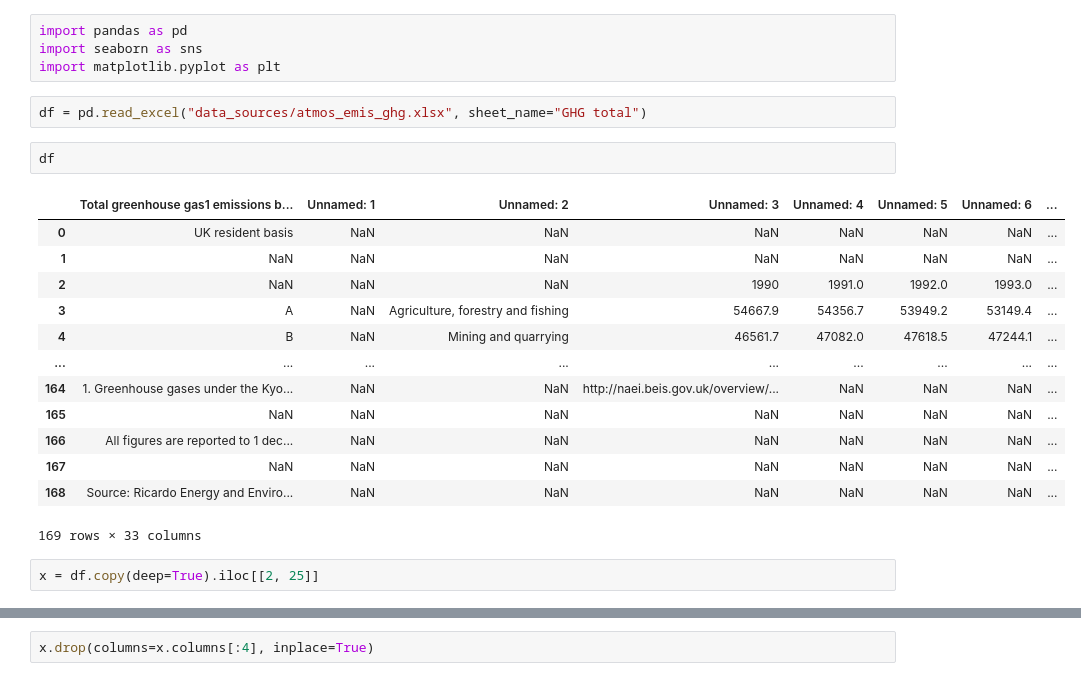
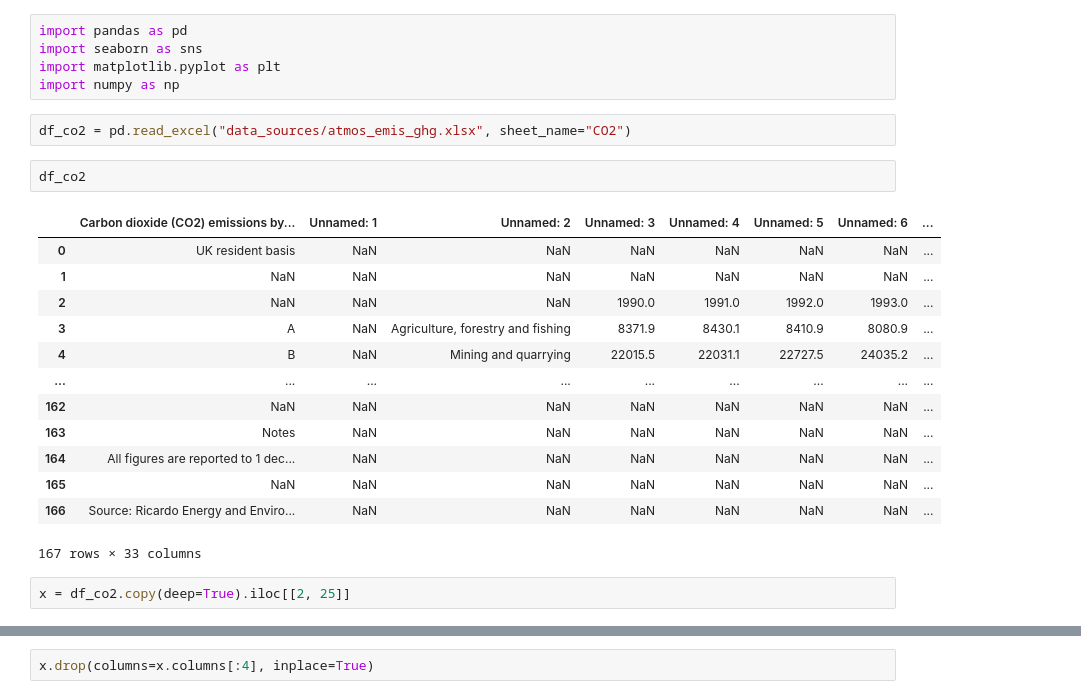
Before and after one commit to theodi/data-ecosystems-net-zero, a Jupyter notebook: UKNetZero.ipynb, the cells around one changed output, grey strips where cells are left out. Saved outputs shown, nothing was run; the diff lists cells and outputs as text.

```diff
--- a/UKNetZero.ipynb
+++ b/UKNetZero.ipynb
@@ -38,26 +43,27 @@ This is looking at the aggregated CO2e emissions for the years 1990 through to 2
 import pandas as pd
 import seaborn as sns
 import matplotlib.pyplot as plt
+import numpy as np
 # %%
-df = pd.read_excel("data_sources/atmos_emis_ghg.xlsx", sheet_name="GHG total")
+df_co2 = pd.read_excel("data_sources/atmos_emis_ghg.xlsx", sheet_name="CO2")
 # %%
-df
+df_co2
 # %% [output]
-|  | Total greenhouse gas1 emissions b... | Unnamed: 1 | Unnamed: 2 | Unnamed: 3 | Unnamed: 4 | Unnamed: 5 | Unnamed: 6 | ... |
+|  | Carbon dioxide (CO2) emissions by... | Unnamed: 1 | Unnamed: 2 | Unnamed: 3 | Unnamed: 4 | Unnamed: 5 | Unnamed: 6 | ... |
 | 0 | UK resident basis | NaN | NaN | NaN | NaN | NaN | NaN | ... |
 | 1 | NaN | NaN | NaN | NaN | NaN | NaN | NaN | ... |
-| 2 | NaN | NaN | NaN | 1990 | 1991.0 | 1992.0 | 1993.0 | ... |
-| 3 | A | NaN | Agriculture, forestry and fishing | 54667.9 | 54356.7 | 53949.2 | 53149.4 | ... |
-| 4 | B | NaN | Mining and quarrying | 46561.7 | 47082.0 | 47618.5 | 47244.1 | ... |
+| 2 | NaN | NaN | NaN | 1990.0 | 1991.0 | 1992.0 | 1993.0 | ... |
+| 3 | A | NaN | Agriculture, forestry and fishing | 8371.9 | 8430.1 | 8410.9 | 8080.9 | ... |
+| 4 | B | NaN | Mining and quarrying | 22015.5 | 22031.1 | 22727.5 | 24035.2 | ... |
 | ... | ... | ... | ... | ... | ... | ... | ... | ... |
-| 164 | 1. Greenhouse gases under the Kyo... | NaN | NaN | http://naei.beis.gov.uk/overview/... | NaN | NaN | NaN | ... |
+| 162 | NaN | NaN | NaN | NaN | NaN | NaN | NaN | ... |
+| 163 | Notes | NaN | NaN | NaN | NaN | NaN | NaN | ... |
+| 164 | All figures are reported to 1 dec... | NaN | NaN | NaN | NaN | NaN | NaN | ... |
 | 165 | NaN | NaN | NaN | NaN | NaN | NaN | NaN | ... |
-| 166 | All figures are reported to 1 dec... | NaN | NaN | NaN | NaN | NaN | NaN | ... |
-| 167 | NaN | NaN | NaN | NaN | NaN | NaN | NaN | ... |
-| 168 | Source: Ricardo Energy and Enviro... | NaN | NaN | NaN | NaN | NaN | NaN | ... |
+| 166 | Source: Ricardo Energy and Enviro... | NaN | NaN | NaN | NaN | NaN | NaN | ... |
-169 rows × 33 columns
+167 rows × 33 columns
 # %%
-x = df.copy(deep=True).iloc[[2, 25]]
+x = df_co2.copy(deep=True).iloc[[2, 25]]
 # %%
 x.reset_index()
 # %% [output]
```
Also changed, not shown: parts of 23 cells of this notebook.
